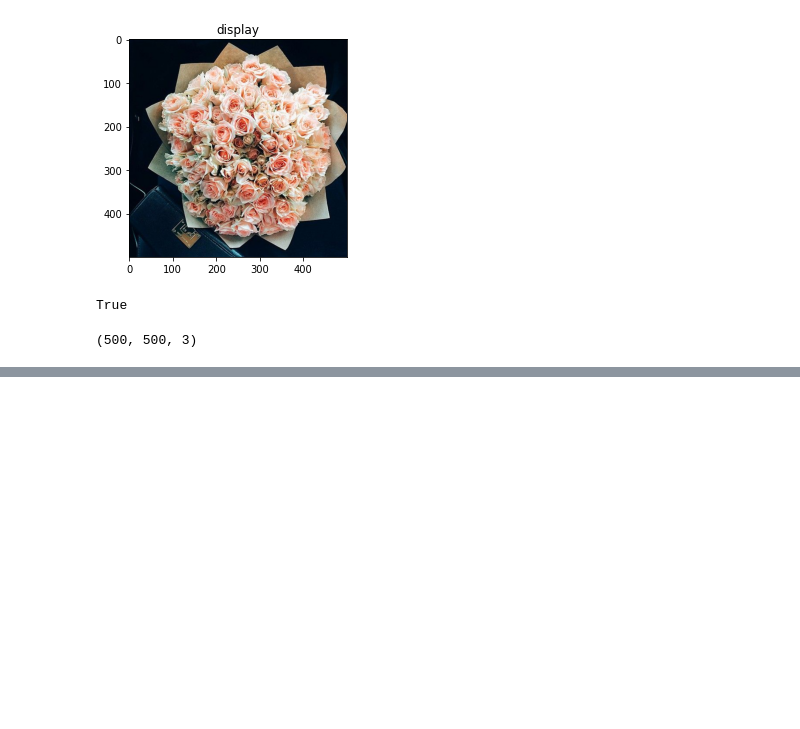
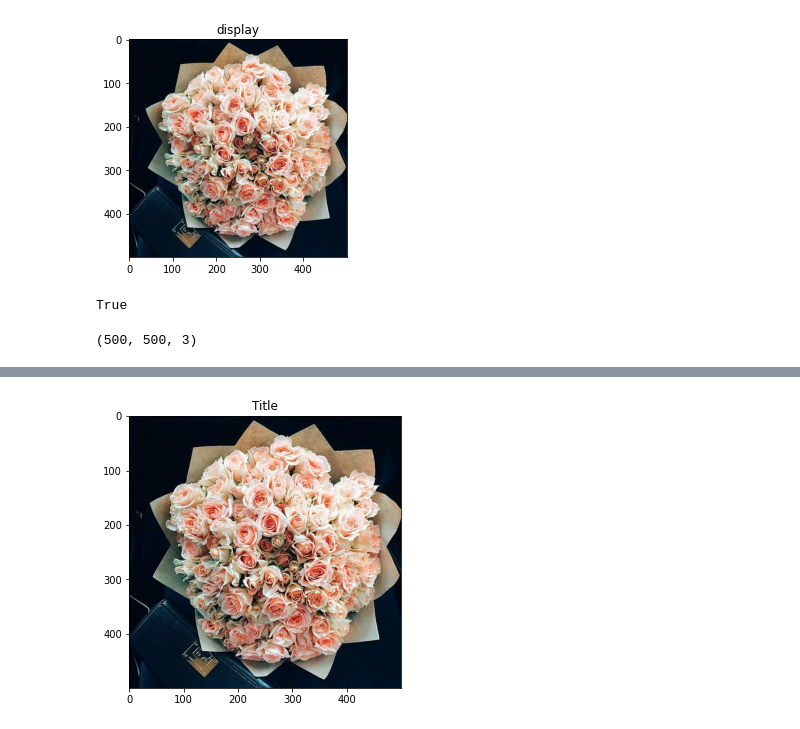
Before and after one commit to maliekici/zero_to_ComputerVision, a Jupyter notebook: lectures/getting_startedL1.ipynb, the cells around one changed output, grey strips where cells are left out. Cells and saved outputs as stored; diff of their text form; code cells hidden in the pictures; blank space fills up the shorter version.

```diff
--- a/lectures/getting_startedL1.ipynb
+++ b/lectures/getting_startedL1.ipynb
@@ -34,7 +58,7 @@ def image_show(title = "", image = None):
     plt.show()
 # %%
 #lets call our function
-image3 = cv2.imread('./img_data/3.jpg')
+image3 = cv2.imread('img_data/3.jpg')
 image_show("display", image3)
 # %% [output]
 [figure]
@@ -51,0 +87,13 @@ print(image3.shape) #open cv stores images as np obejcts
+# %%
+#grayscaling images
+def image_show2(title = "Image", image = None, size = 10):
+    width, high = image.shape[0], image.shape[1]
+    aspect_ratio = width / high
+    plt.figure(figsize=(size * aspect_ratio, size))
+    plt.imshow(cv2.cvtColor(image, cv2.COLOR_BGR2RGB))
+    plt.title(title)
+    plt.show()
+# %%
+image_show2("Title", image3, size=5) #if you reduce the size value foto will smaller
+# %% [output]
+[figure, added]
```
Also changed, not shown: parts of 5 cells of this notebook.
